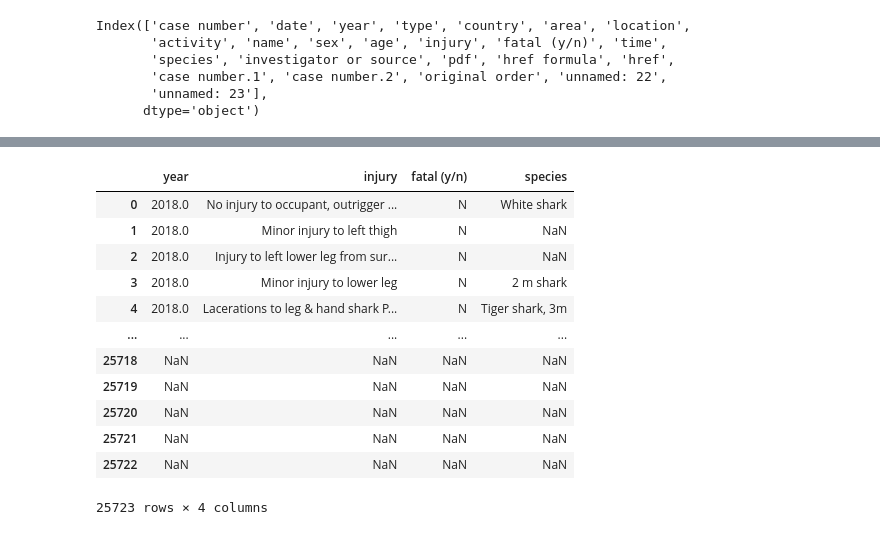
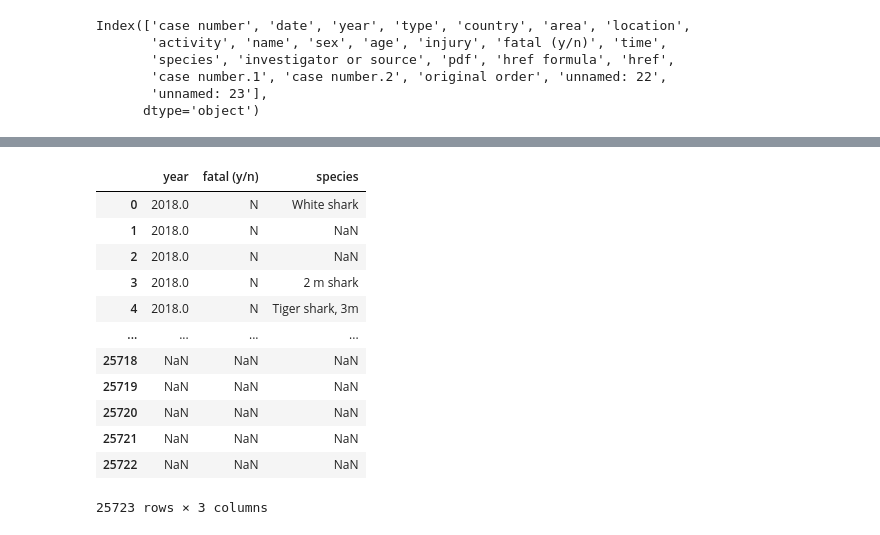
Before and after one commit to PaulaNuno/panda-sharks-attack, a Jupyter notebook: clean.ipynb, the cells around one changed output, grey strips where cells are left out. Drawn from its saved outputs; the diff is of its cells as text; code cells hidden in the pictures.

```diff
--- a/clean.ipynb
+++ b/clean.ipynb
@@ -82,18 +105,18 @@ Index(['case number', 'date', 'year', 'type', 'country', 'area', 'location',
 # %%
 # Choosing columns (year,injury,fatal (y/n), species)
-my_series = df[["year","injury","fatal (y/n)","species"]]
+my_series = df[["year","fatal (y/n)","species"]]
 display(my_series)
 # %% [output]
-|  | year | injury | fatal (y/n) | species |
-| 0 | 2018.0 | No injury to occupant, outrigger ... | N | White shark |
-| 1 | 2018.0 | Minor injury to left thigh | N | NaN |
-| 2 | 2018.0 | Injury to left lower leg from sur... | N | NaN |
-| 3 | 2018.0 | Minor injury to lower leg | N | 2 m shark |
-| 4 | 2018.0 | Lacerations to leg & hand shark P... | N | Tiger shark, 3m |
-| ... | ... | ... | ... | ... |
-| 25718 | NaN | NaN | NaN | NaN |
-| 25719 | NaN | NaN | NaN | NaN |
-| 25720 | NaN | NaN | NaN | NaN |
-| 25721 | NaN | NaN | NaN | NaN |
-| 25722 | NaN | NaN | NaN | NaN |
+|  | year | fatal (y/n) | species |
+| 0 | 2018.0 | N | White shark |
+| 1 | 2018.0 | N | NaN |
+| 2 | 2018.0 | N | NaN |
+| 3 | 2018.0 | N | 2 m shark |
+| 4 | 2018.0 | N | Tiger shark, 3m |
+| ... | ... | ... | ... |
+| 25718 | NaN | NaN | NaN |
+| 25719 | NaN | NaN | NaN |
+| 25720 | NaN | NaN | NaN |
+| 25721 | NaN | NaN | NaN |
+| 25722 | NaN | NaN | NaN |
-25723 rows × 4 columns
+25723 rows × 3 columns
```
Also changed, not shown: parts of 14 cells of this notebook.
